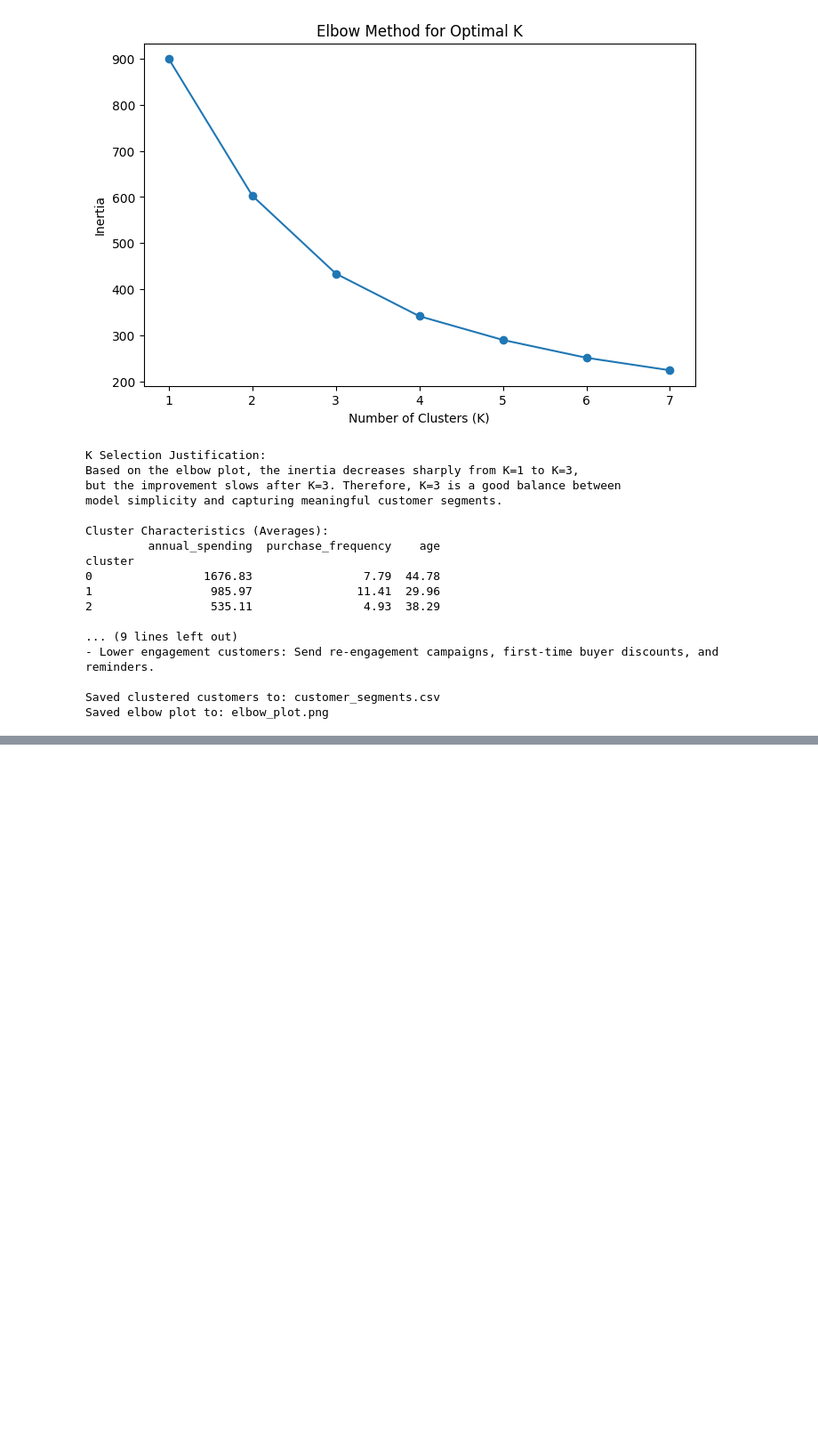
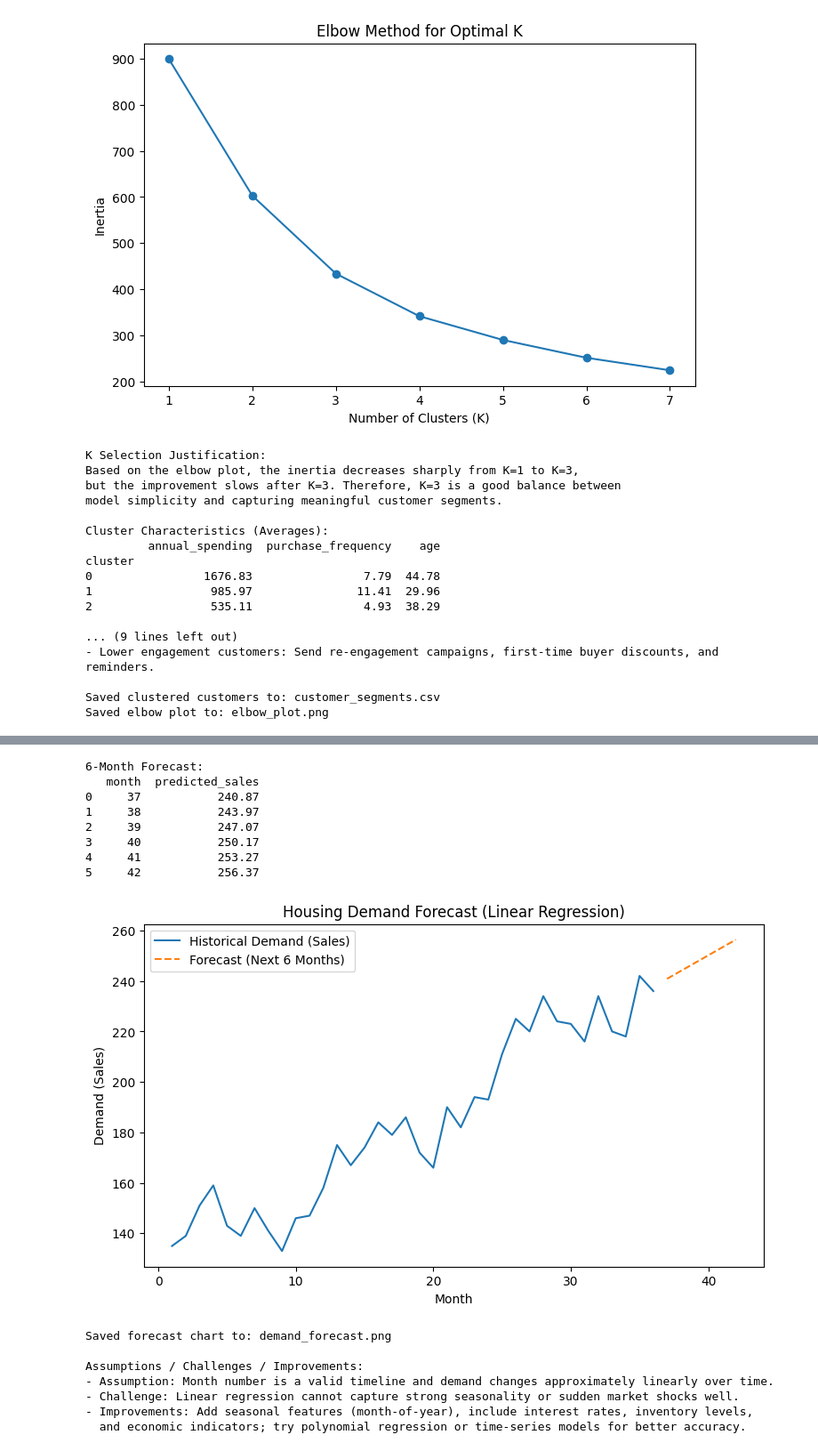
Before and after one commit to jetisaplane1/AI-for-Business-BUS4-118S, a Jupyter notebook: ML_Basics.ipynb, the cells around one changed output, grey strips where cells are left out. Shown at 89% size. Saved outputs shown, nothing was run; the diff lists cells and outputs as text; code cells hidden in the pictures; blank space fills up the shorter version.

```diff
--- a/ML_Basics.ipynb
+++ b/ML_Basics.ipynb
@@ -361,0 +370,80 @@ Saved elbow plot to: elbow_plot.png
+# %%
+import pandas as pd
+from sklearn.linear_model import LinearRegression
+import matplotlib.pyplot as plt
+
+# -----------------------------
+# Load + Clean Data
+# -----------------------------
+# Data Source: sales_data_.csv (uploaded into Colab).
+# Assumes columns: 'month' (integer timeline) and 'sales' (demand proxy).
+
+df = pd.read_csv("sales_data_.csv")
+
+# Basic cleaning (handles missing/invalid rows safely)
+df = df.dropna(subset=["month", "sales"])
+df = df.sort_values("month")
+df["month"] = df["month"].astype(int)
+
+X = df[["month"]]
+y = df["sales"]
+
+# -----------------------------
+# Train Regression Model
+# -----------------------------
+model = LinearRegression()
+model.fit(X, y)
+
+# -----------------------------
+# Forecast Next 6 Months
+# -----------------------------
+last_month = int(df["month"].max())
+future_months = pd.DataFrame({"month": range(last_month + 1, last_month + 7)})
+predictions = model.predict(future_months)
+
+forecast_df = future_months.copy()
+forecast_df["predicted_sales"] = predictions.round(2)
+
+print("6-Month Forecast:")
+print(forecast_df)
+
+# -----------------------------
+# Visualization
+# -----------------------------
+plt.figure(figsize=(9,5))
+plt.plot(df["month"], y, label="Historical Demand (Sales)")
+plt.plot(future_months["month"], predictions, label="Forecast (Next 6 Months)", linestyle="--")
+plt.xlabel("Month")
+plt.ylabel("Demand (Sales)")
+plt.title("Housing Demand Forecast (Linear Regression)")
+plt.legend()
+plt.savefig("demand_forecast.png")
+plt.show()
+
+print("\nSaved forecast chart to: demand_forecast.png")
+
+# -----------------------------
+# Assumptions + Improvements
+# -----------------------------
+print("\nAssumptions / Challenges / Improvements:")
+print("- Assumption: Month number is a valid timeline and demand changes approximately linearly over time.")
+print("- Challenge: Linear regression cannot capture strong seasonality or sudden market shocks well.")
+print("- Improvements: Add seasonal features (month-of-year), include interest rates, inventory levels,")
+print("  and economic indicators; try polynomial regression or time-series models for better accuracy.")
+# %% [output]
+6-Month Forecast:
+   month  predicted_sales
+0     37           240.87
+1     38           243.97
+2     39           247.07
+3     40           250.17
+4     41           253.27
+5     42           256.37
+[figure, added]
+Saved forecast chart to: demand_forecast.png
+
+Assumptions / Challenges / Improvements:
+- Assumption: Month number is a valid timeline and demand changes approximately linearly over time.
+- Challenge: Linear regression cannot capture strong seasonality or sudden market shocks well.
+- Improvements: Add seasonal features (month-of-year), include interest rates, inventory levels,
+  and economic indicators; try polynomial regression or time-series models for better accuracy.
```
Also changed, not shown: parts of 2 cells of this notebook.
